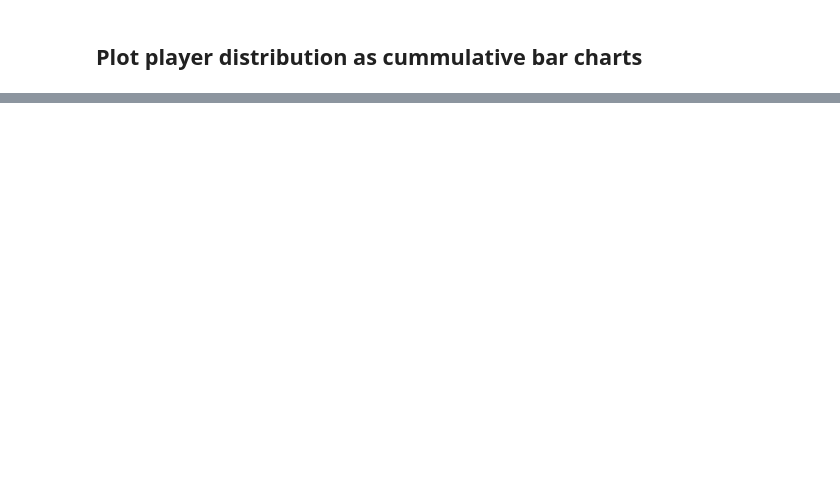
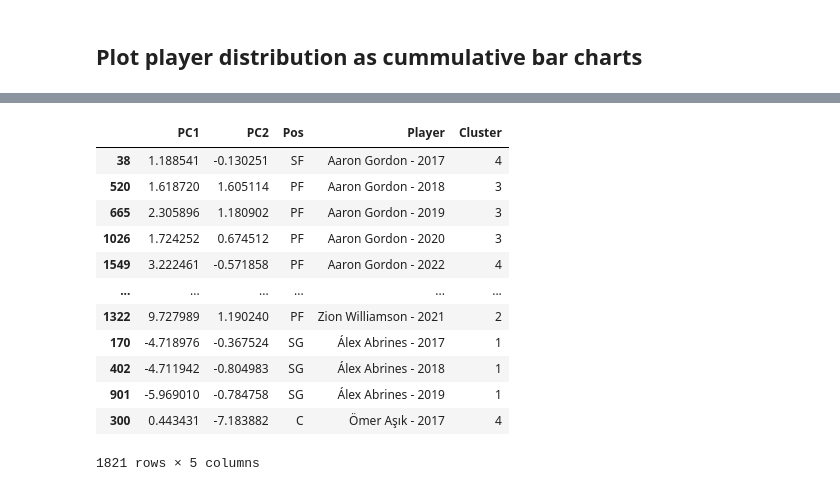
Before and after one commit to mibrahimfm/NBA-analysis, a Jupyter notebook: PlayerClustering.ipynb, the cells around one changed output, grey strips where cells are left out. Drawn from its saved outputs; the diff is of its cells as text; code cells hidden in the pictures; blank space fills up the shorter version.

```diff
--- a/PlayerClustering.ipynb
+++ b/PlayerClustering.ipynb
@@ -314,0 +295,16 @@ plot_position_distribution(position_percentages, CLUSTERS, True, "PlayerDistribu
+# %%
+pca_df.sort_values(by='Player')
+# %% [output]
+|  | PC1 | PC2 | Pos | Player | Cluster |
+| 38 | 1.188541 | -0.130251 | SF | Aaron Gordon - 2017 | 4 |
+| 520 | 1.618720 | 1.605114 | PF | Aaron Gordon - 2018 | 3 |
+| 665 | 2.305896 | 1.180902 | PF | Aaron Gordon - 2019 | 3 |
+| 1026 | 1.724252 | 0.674512 | PF | Aaron Gordon - 2020 | 3 |
+| 1549 | 3.222461 | -0.571858 | PF | Aaron Gordon - 2022 | 4 |
+| ... | ... | ... | ... | ... | ... |
+| 1322 | 9.727989 | 1.190240 | PF | Zion Williamson - 2021 | 2 |
+| 170 | -4.718976 | -0.367524 | SG | Álex Abrines - 2017 | 1 |
+| 402 | -4.711942 | -0.804983 | SG | Álex Abrines - 2018 | 1 |
+| 901 | -5.969010 | -0.784758 | SG | Álex Abrines - 2019 | 1 |
+| 300 | 0.443431 | -7.183882 | C | Ömer Aşık - 2017 | 4 |
+1821 rows × 5 columns
```
Also changed, not shown: parts of 16 cells of this notebook, 17 other files.
